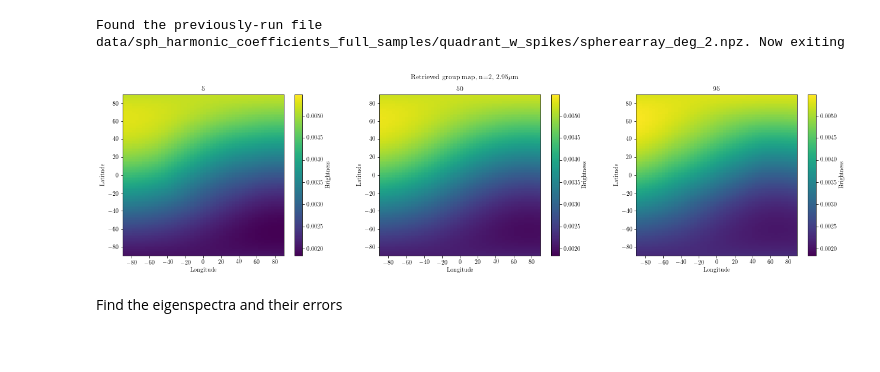
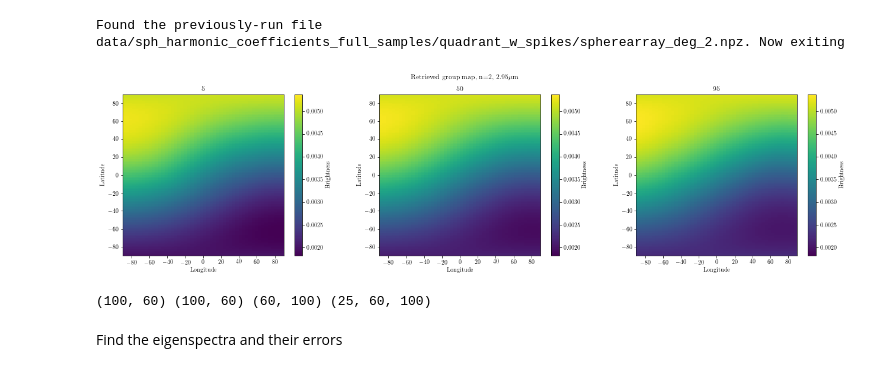
Before and after one commit to multidworlds/eigenspectra, a Jupyter notebook: master_clean.ipynb, the cells around one changed output. Saved outputs shown, nothing was run; the diff lists cells and outputs as text; code cells hidden in the pictures.

```diff
--- a/master_clean.ipynb
+++ b/master_clean.ipynb
@@ -99,9 +98,13 @@ for oneOrd in np.arange(2,3): #which degrees of spherical harmonics you want to
 Found the previously-run file data/sph_harmonic_coefficients_full_samples/quadrant_w_spikes/spherearray_deg_2.npz. Now exiting
 # %%
 dataDir='data/sph_harmonic_coefficients_full_samples/'+model_name+'/'
-waves, lats, lons = plot_utils.get_map_and_plot(waveInd=3,degree=2,dataDir=dataDir) #FINDME: using a different waveInd will show maps at a different wavelength; using a different degree will show a fit with a different number of spherical harmonics
+waves, lats, lons = plot_utils.get_map_and_plot(waveInd=3,degree=2,dataDir=dataDir,isspider=True) #FINDME: using a different waveInd will show maps at a different wavelength; using a different degree will show a fit with a different number of spherical harmonics
 # %% [output]
-[figure, old version]
+[figure, new version]
+# %%
+print(np.shape(lons),np.shape(lats),np.shape(kgroups),np.shape(kgroup_draws))
+# %% [output]
+(100, 60) (100, 60) (60, 100) (25, 60, 100)
 # %%
 degree=2 #FINDME: change this to investigate fits with different numbers of spherical harmonics
 ngroups=4 #FINDME: change ngroups to cluster the data into a different number of eigengroups
```
Also changed, not shown: parts of 8 cells of this notebook, 1 other file.
